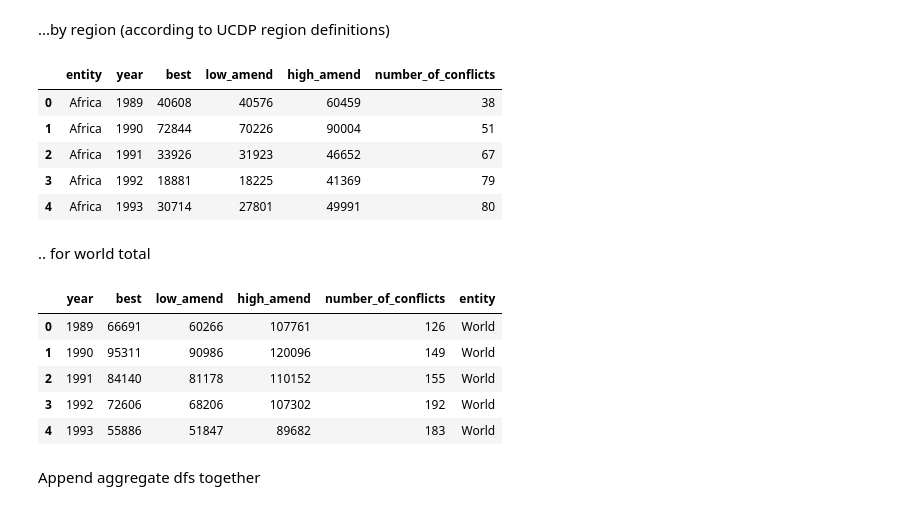
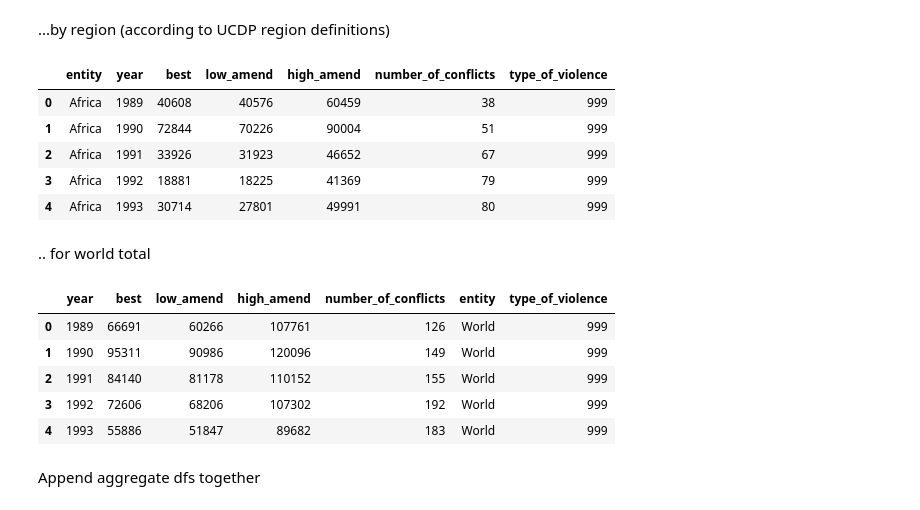
Before and after one commit to owid/notebooks, a Jupyter notebook: JoeHasell/UCDP and PRIO/UCDP_georeferenced/Aggregate.ipynb, the cells around one changed output. Drawn from its saved outputs; the diff is of its cells as text; code cells hidden in the pictures.

```diff
--- a/JoeHasell/UCDP and PRIO/UCDP_georeferenced/Aggregate.ipynb
+++ b/JoeHasell/UCDP and PRIO/UCDP_georeferenced/Aggregate.ipynb
@@ -154,21 +155,21 @@ df_alltype_country_agg.head()
 # %%
 df_alltype_region_agg = my_aggregation(
     df = df,
     cols_to_group_by = ['region','year']
     )
 
 df_alltype_region_agg.rename(columns = {"region":"entity"}, inplace = True)
 
-df_alltype_country_agg['type_of_violence'] = 999 # code for 'all types'
+df_alltype_region_agg['type_of_violence'] = 999 # code for 'all types'
 
 df_alltype_region_agg.head()
 # %% [output]
-|  | entity | year | best | low_amend | high_amend | number_of_conflicts |
-| 0 | Africa | 1989 | 40608 | 40576 | 60459 | 38 |
-| 1 | Africa | 1990 | 72844 | 70226 | 90004 | 51 |
-| 2 | Africa | 1991 | 33926 | 31923 | 46652 | 67 |
-| 3 | Africa | 1992 | 18881 | 18225 | 41369 | 79 |
-| 4 | Africa | 1993 | 30714 | 27801 | 49991 | 80 |
+|  | entity | year | best | low_amend | high_amend | number_of_conflicts | type_of_violence |
+| 0 | Africa | 1989 | 40608 | 40576 | 60459 | 38 | 999 |
+| 1 | Africa | 1990 | 72844 | 70226 | 90004 | 51 | 999 |
+| 2 | Africa | 1991 | 33926 | 31923 | 46652 | 67 | 999 |
+| 3 | Africa | 1992 | 18881 | 18225 | 41369 | 79 | 999 |
+| 4 | Africa | 1993 | 30714 | 27801 | 49991 | 80 | 999 |
 # %% [markdown]
 .. for world total
 # %%
@@ -179,17 +180,17 @@ df_alltype_world_agg = my_aggregation(
 
 df_alltype_world_agg['entity'] = "World"
 
-df_alltype_country_agg['type_of_violence'] = 999 # code for 'all types'
+df_alltype_world_agg['type_of_violence'] = 999 # code for 'all types'
 
 
 df_alltype_world_agg.head()
 # %% [output]
-|  | year | best | low_amend | high_amend | number_of_conflicts | entity |
-| 0 | 1989 | 66691 | 60266 | 107761 | 126 | World |
-| 1 | 1990 | 95311 | 90986 | 120096 | 149 | World |
-| 2 | 1991 | 84140 | 81178 | 110152 | 155 | World |
-| 3 | 1992 | 72606 | 68206 | 107302 | 192 | World |
-| 4 | 1993 | 55886 | 51847 | 89682 | 183 | World |
+|  | year | best | low_amend | high_amend | number_of_conflicts | entity | type_of_violence |
+| 0 | 1989 | 66691 | 60266 | 107761 | 126 | World | 999 |
+| 1 | 1990 | 95311 | 90986 | 120096 | 149 | World | 999 |
+| 2 | 1991 | 84140 | 81178 | 110152 | 155 | World | 999 |
+| 3 | 1992 | 72606 | 68206 | 107302 | 192 | World | 999 |
+| 4 | 1993 | 55886 | 51847 | 89682 | 183 | World | 999 |
 # %% [markdown]
 Append aggregate dfs together
 # %%
```
Also changed, not shown: parts of 20 cells of this notebook, 1 other file.
